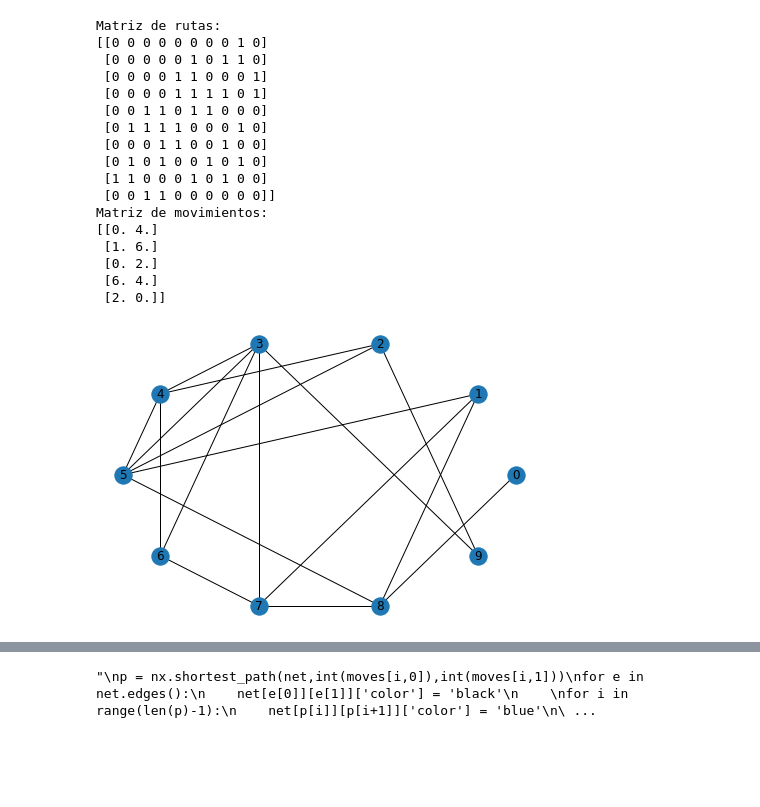
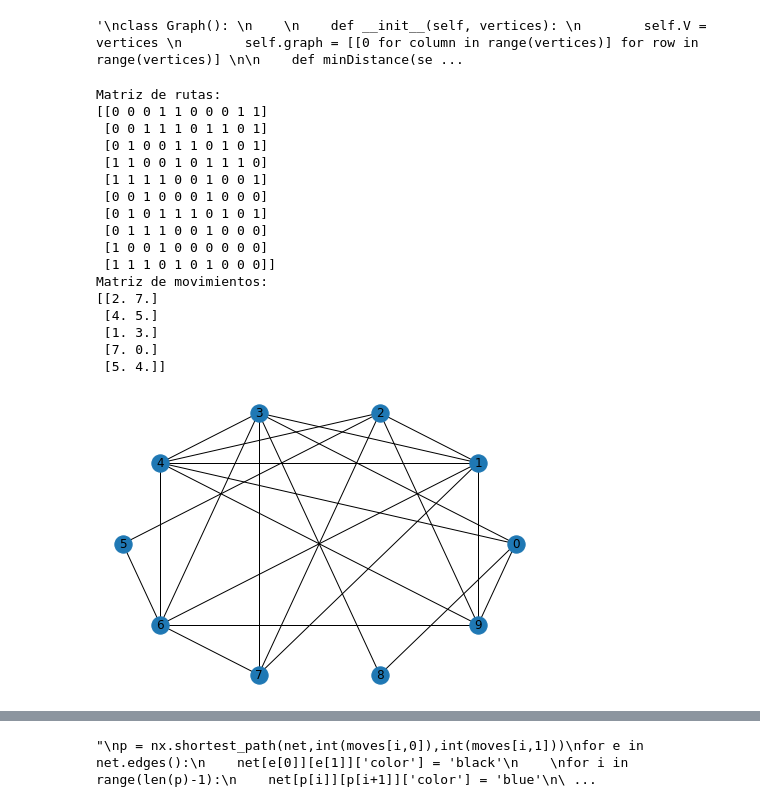
Before and after one commit to agustinsilva447/QuantumComputing, a Jupyter notebook: Qikit-quantum-game-theory/Routing_problem_model.ipynb, the cells around one changed output, grey strips where cells are left out. Drawn from its saved outputs; the diff is of its cells as text; code cells hidden in the pictures; blank space fills up the shorter version.

```diff
--- a/Qikit-quantum-game-theory/Routing_problem_model.ipynb
+++ b/Qikit-quantum-game-theory/Routing_problem_model.ipynb
@@ -6,4 +7,5 @@ import matplotlib.pyplot as plt
 # %%
+"""
 class Graph():
 
     def __init__(self, vertices):
@@ -29,57 +31,63 @@ class Graph():
                 if self.graph[u][v] > 0 and sptSet[v] == False and dist[v] > dist[u] + self.graph[u][v]:
                     dist[v] = dist[u] + self.graph[u][v]
         return dist
+"""
+# %% [output]
+'\nclass Graph(): \n    \n    def __init__(self, vertices): \n        self.V = vertices \n        self.graph = [[0 for column in range(vertices)] for row in range(vertices)] \n\n    def minDistance(se ...
 # %%
-n1 = 10
-n2 = 5
+n1 = 10 # cantidad de ciudades
+n2 = 5  # cantidad de viajes
+n3 = 2  # distancia máxima
 a = 0
 distance = np.zeros([n1,n1])
 moves = np.zeros([n2, 2])
 
 while (np.linalg.matrix_rank(a)!=n1):
-    a = np.random.randint(2, size=(n1,n1))
+    a = np.random.randint(n3, size=(n1,n1))
     np.fill_diagonal(a,0)
     a = np.tril(a) + np.tril(a, -1).T
 print("Matriz de rutas: \n{}".format(a))
 
+net = nx.from_numpy_matrix(copy.deepcopy(a))
+
+for e in net.edges():
+    net[e[0]][e[1]]['color'] = 'black'
+    net[e[0]][e[1]]['weight'] = a[e[0],e[1]]
+
+"""
 g = Graph(n1)
 g.graph = np.copy(a)
-"""
 for i in range(n1):
     distance[:, i] = g.dijkstra(i)
 print("Matriz de distancias: \n{}".format(distance))
 """
 
+rng = np.random.default_rng()
 for i in range(n2):
-    moves[i,:] = np.random.choice(n1, 2)
+    moves[i,:] = rng.choice(n1, size=2, replace=False)
+
 print("Matriz de movimientos: \n{}".format(moves))
-
-net = nx.from_numpy_matrix(a)
-for e in net.edges():
-    net[e[0]][e[1]]['color'] = 'black'
-
-
 nx.draw_circular(net, with_labels=True)
 plt.show()
 # %% [output]
 Matriz de rutas:
-[[0 0 0 0 0 0 0 0 1 0]
- [0 0 0 0 0 1 0 1 1 0]
- [0 0 0 0 1 1 0 0 0 1]
- [0 0 0 0 1 1 1 1 0 1]
- [0 0 1 1 0 1 1 0 0 0]
- [0 1 1 1 1 0 0 0 1 0]
- [0 0 0 1 1 0 0 1 0 0]
- [0 1 0 1 0 0 1 0 1 0]
- [1 1 0 0 0 1 0 1 0 0]
- [0 0 1 1 0 0 0 0 0 0]]
+[[0 0 0 1 1 0 0 0 1 1]
+ [0 0 1 1 1 0 1 1 0 1]
+ [0 1 0 0 1 1 0 1 0 1]
+ [1 1 0 0 1 0 1 1 1 0]
+ [1 1 1 1 0 0 1 0 0 1]
+ [0 0 1 0 0 0 1 0 0 0]
+ [0 1 0 1 1 1 0 1 0 1]
+ [0 1 1 1 0 0 1 0 0 0]
+ [1 0 0 1 0 0 0 0 0 0]
+ [1 1 1 0 1 0 1 0 0 0]]
 Matriz de movimientos:
-[[0. 4.]
- [1. 6.]
- [0. 2.]
- [6. 4.]
- [2. 0.]]
+[[2. 7.]
+ [4. 5.]
+ [1. 3.]
+ [7. 0.]
+ [5. 4.]]
-[figure, old version]
+[figure, new version]
 # %%
 colores = []
 for i in range(n2):
```
Also changed, not shown: parts of 3 cells of this notebook.
